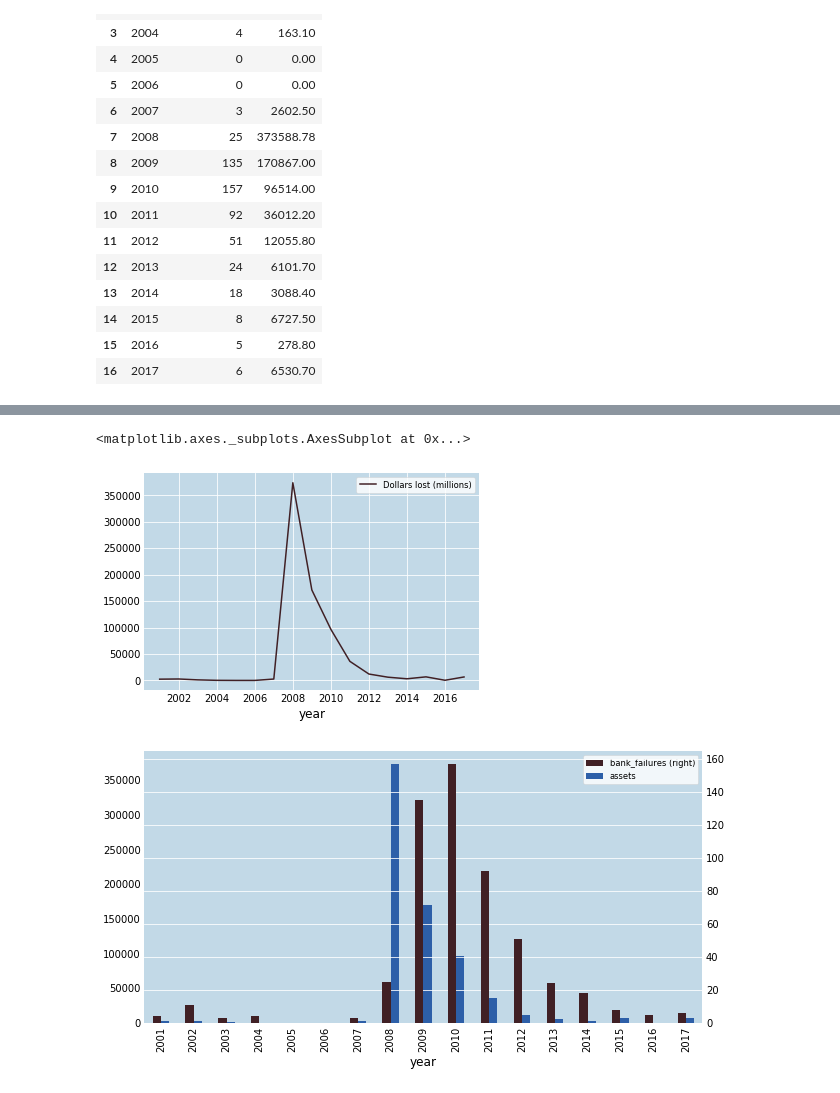
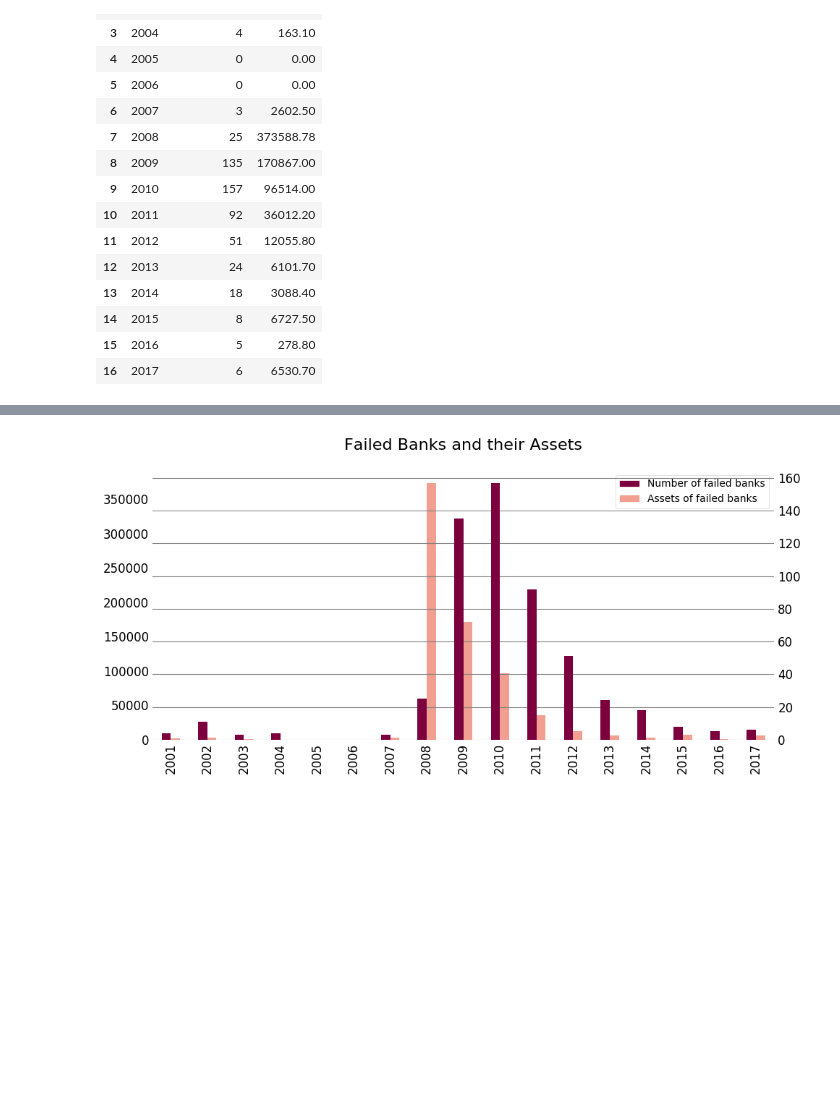
Before and after one commit to vpenney/data-studio, a Jupyter notebook: code/03-failed-banks/failed-banks.ipynb, the cells around one changed output, grey strips where cells are left out. Saved outputs shown, nothing was run; the diff lists cells and outputs as text; code cells hidden in the pictures; blank space fills up the shorter version.

```diff
--- a/code/03-failed-banks/failed-banks.ipynb
+++ b/code/03-failed-banks/failed-banks.ipynb
@@ -218,7 +242,23 @@ plt.show()
-# %%
-df_totals.plot(x='year', y='assets', label="Dollars lost (millions)", legend=True)
-df_totals.plot(x='year', secondary_y='bank_failures', label="fails", legend=True, figsize=(10,5), kind='bar')
-# %% [output]
-<matplotlib.axes._subplots.AxesSubplot at 0x...>
-[figure, removed]
-[figure, removed]
+# %%
+#df_totals.plot(x='year', y='assets', label="Dollars lost (millions)", legend=True)
+results = df_totals
+ax = results.plot(x='year', secondary_y='bank_failures', label="fails", legend=True, figsize=(10,5), kind='bar')
+
+# custom legend
+legend_elements = [Patch(facecolor='#7c003d', edgecolor='white',
+                         label='Number of failed banks'),
+                   Patch(facecolor='#f09f90', edgecolor='white',
+                         label='Assets of failed banks')]
+
+ax.set_axisbelow(True)
+ax.set_xlabel("")
+ax.set_ylabel("")
+ax.grid(False, axis='x')
+ax.set_title("Failed Banks and their Assets", pad=20)
+ax.title.set_fontsize(16)
+ax.legend(handles=legend_elements)
+
+plt.tight_layout()
+plt.savefig("banks-and-assets.pdf", facecolor=plt.gcf().get_facecolor())
+# %% [output]
+[figure, added]
```
Also changed, not shown: parts of 28 cells of this notebook, 3 other files.
